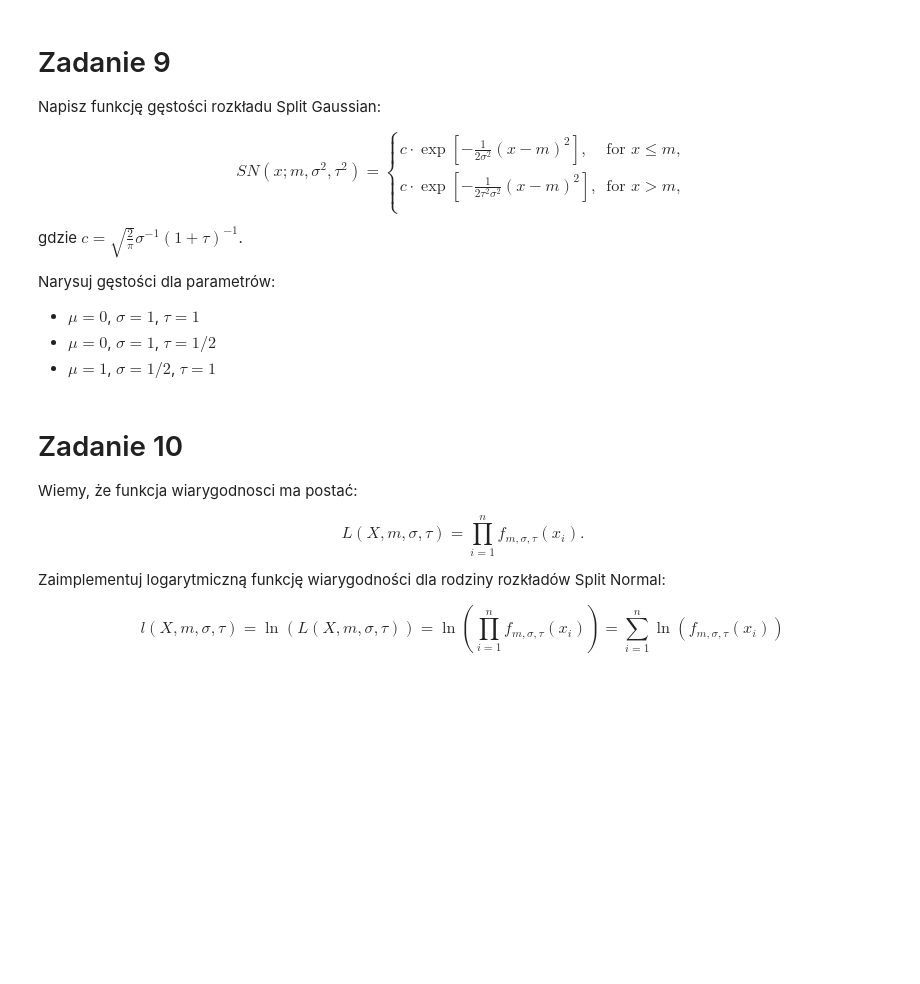
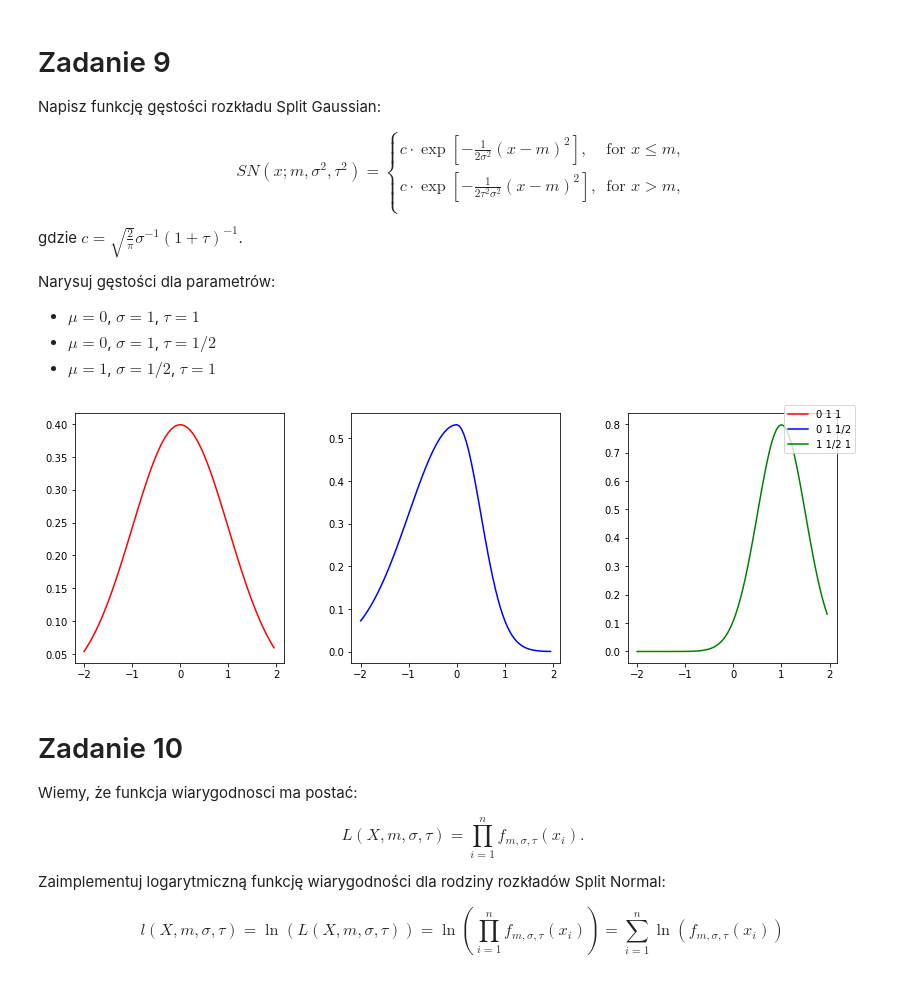
Before and after one commit to she3r/podstawy_sztucznej_inteligencji, a Jupyter notebook: Z04_B_MLE.ipynb, the cells around one changed output. Drawn from its saved outputs; the diff is of its cells as text; code cells hidden in the pictures; blank space fills up the shorter version.

```diff
--- a/Z04_B_MLE.ipynb
+++ b/Z04_B_MLE.ipynb
@@ -178,6 +194,28 @@ Narysuj gęstości dla parametrów:
 <li>$\mu=0$, $\sigma=1$, $\tau=1/2$</li>
 <li>$\mu=1$, $\sigma=1/2$, $\tau=1$</li>
 </ul>
+# %%
+def SN(x,m,scale,tau):
+        x1 = x[x <= m]
+        x2 = x[x > m]
+        c = np.sqrt(2/np.pi)/(scale*(1+tau))
+        f1 = lambda x: c * np.exp(- ((x-m)**2) / (2*(scale**2)))
+        f2 = lambda x: c * np.exp(- ((x-m)**2) / (2*(tau**2)*(scale**2)))
+
+        return np.concatenate((f1(x1),f2(x2)))
+
+
+x = np.arange(-2,2,0.05)
+fig9, axs = plt.subplots(1,3)
+axs[0].plot(x,SN(x,0,1,1),'r',label='0 1 1')
+axs[1].plot(x,SN(x,0,1,1/2),'b',label='0 1 1/2')
+axs[2].plot(x,SN(x,1,1/2,1),'g',label='1 1/2 1')
+plt.tight_layout()
+fig9.set_size_inches(12,4,forward=True)
+fig9.legend()
+plt.show()
+# %% [output]
+[figure, added]
 # %% [markdown]
 # Zadanie 10
 
```
Also changed, not shown: parts of 10 cells of this notebook, 2 other files.
